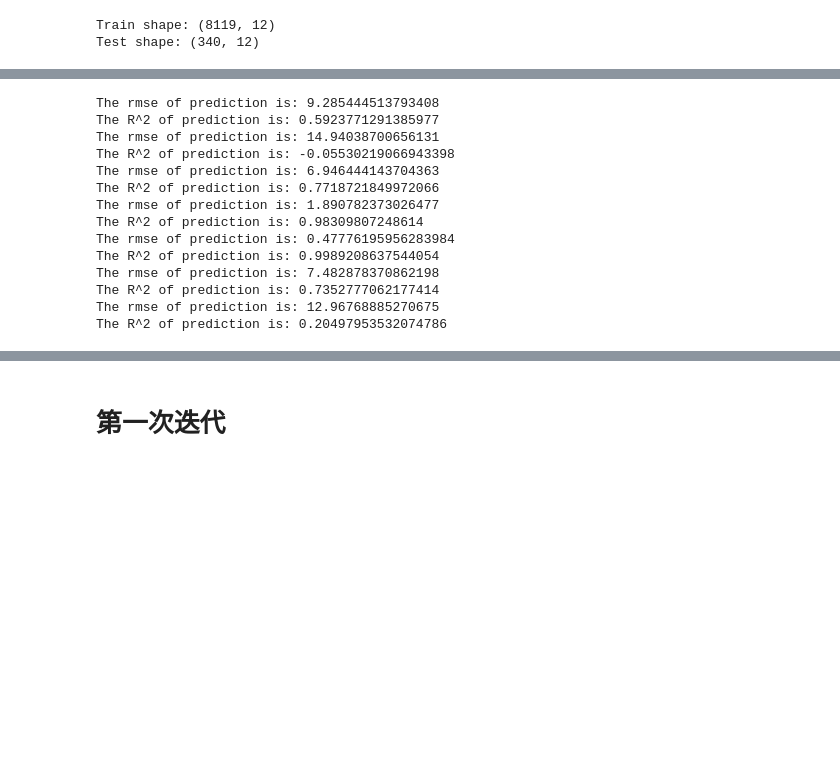
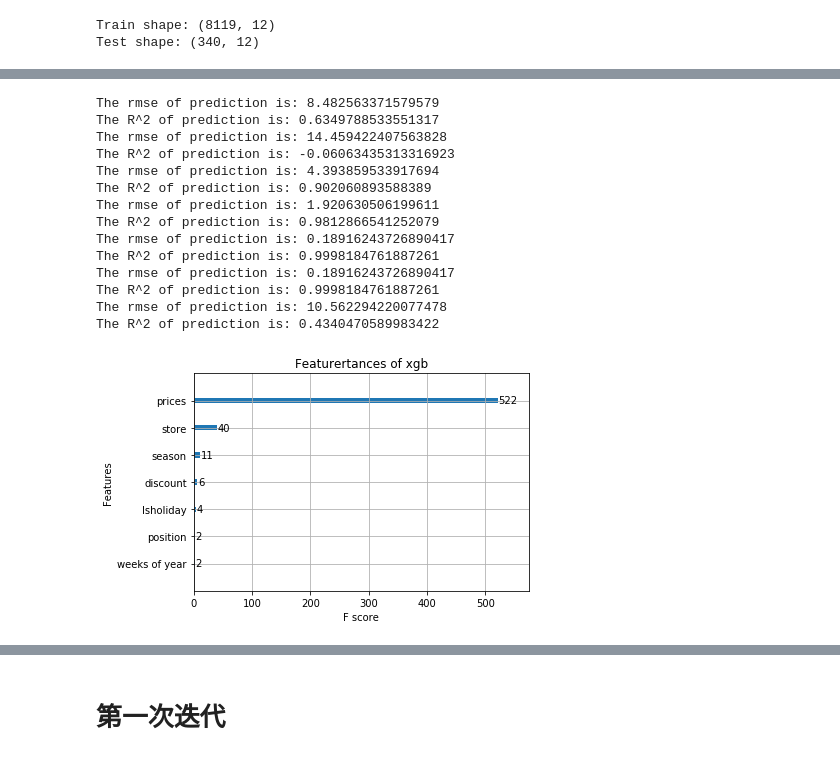
Before and after one commit to finyle/biyesheji, a Jupyter notebook: xgb_1.ipynb, the cells around one changed output, grey strips where cells are left out. Saved outputs shown, nothing was run; the diff lists cells and outputs as text; code cells hidden in the pictures; blank space fills up the shorter version.

```diff
--- a/xgb_1.ipynb
+++ b/xgb_1.ipynb
@@ -89,0 +90,13 @@ df_n.sample(2)
+# %%
+outlier = df_n[lambda df_n: df_n['sales'] > 200]
+#outlier.index
+df_n = df_n.drop([2215, 2222, 2341, 2511, 2518, 2984, 5672, 2583, 2730, 2890, 2897,8064])
+# %%
+for i in df_n['store'].drop_duplicates():
+    a = df_n[lambda df_n : df_n['store'] == i]
+    b = a['weeks'].drop_duplicates().count()
+    print (i,b)
+    if b != 106:
+        s_ = df_n[lambda df_n: df_n['store'] == i]
+        index_s = s_.index
+        df_n = df_n.drop(index_s)
@@ -138,13 +185,20 @@ GBoost = GradientBoostingRegressor(n_estimators=3000, learning_rate=0.05,
                                    max_depth=4, max_features='sqrt',
                                    min_samples_leaf=15, min_samples_split=10,
                                    loss='huber', random_state =5)
-model_xgb = xgb.XGBRegressor(colsample_bytree=0.4603, gamma=0.0468,
-                             learning_rate=0.05, max_depth=3,
-                             min_child_weight=1.7817, n_estimators=2200,
-                             reg_alpha=0.4640, reg_lambda=0.8571,
-                             subsample=0.5213, silent=1,
-                             random_state =7, nthread = -1)
-model_lgb = lgb.LGBMRegressor(n_jobs = -1)
+# model_xgb = xgb.XGBRegressor(colsample_bytree=0.4603, gamma=0.0468,
+#                              learning_rate=0.05, max_depth=3,
+#                              min_child_weight=1.7817, n_estimators=2200,
+#                              reg_alpha=0.4640, reg_lambda=0.8571,
+#                              subsample=0.5213, silent=1,
+#                              random_state =7, nthread = -1)
+# model_lgb = lgb.LGBMRegressor(objective='regression',num_leaves=5,
+#                               learning_rate=0.05, n_estimators=720,
+#                               max_bin = 55, bagging_fraction = 0.8,
+#                               bagging_freq = 5, feature_fraction = 0.2319,
+#                               feature_fraction_seed=9, bagging_seed=9,
+#                               min_data_in_leaf =6, min_sum_hessian_in_leaf = 11)
+model_xgb = xgb.XGBRegressor(njob=-1)
+model_lgb = lgb.LGBMRegressor(njob=-1)
 model_mlp = MLPRegressor(activation='identity')
 # %%
 # score = rmsle_cv(lasso)
@@ -209,20 +277,29 @@ rmse_test(model_svm)
 rmse_test(model_regr)
 rmse_test(GBoost)
 rmse_test(model_xgb)
-rmse_test(model_lgb)
+rmse_test(model_xgb)
 rmse_test(model_mlp)
 # %% [output]
-The rmse of prediction is: 9.285444513793408
-The R^2 of prediction is: 0.5923771291385977
-The rmse of prediction is: 14.94038700656131
-The R^2 of prediction is: -0.05530219066943398
-The rmse of prediction is: 6.946444143704363
-The R^2 of prediction is: 0.7718721849972066
-The rmse of prediction is: 1.890782373026477
-The R^2 of prediction is: 0.98309807248614
-The rmse of prediction is: 0.47776195956283984
-The R^2 of prediction is: 0.9989208637544054
-The rmse of prediction is: 7.482878370862198
-The R^2 of prediction is: 0.7352777062177414
-The rmse of prediction is: 12.96768885270675
-The R^2 of prediction is: 0.20497953532074786
+The rmse of prediction is: 8.482563371579579
+The R^2 of prediction is: 0.6349788533551317
+The rmse of prediction is: 14.459422407563828
+The R^2 of prediction is: -0.06063435313316923
+The rmse of prediction is: 4.393859533917694
+The R^2 of prediction is: 0.902060893588389
+The rmse of prediction is: 1.920630506199611
+The R^2 of prediction is: 0.9812866541252079
+The rmse of prediction is: 0.18916243726890417
+The R^2 of prediction is: 0.9998184761887261
+The rmse of prediction is: 0.18916243726890417
+The R^2 of prediction is: 0.9998184761887261
+The rmse of prediction is: 10.562294220077478
+The R^2 of prediction is: 0.4340470589983422
+# %%
+import matplotlib.pylab as plt
+
+#plt.figure(figsize=(12,6))
+xgb.plot_importance(rmse_test.model_get(model_xgb), max_num_features=30)
+plt.title("Featurertances of xgb")
+plt.show()
+# %% [output]
+[figure, added]
```
Also changed, not shown: parts of 21 cells of this notebook, 1 other file.
